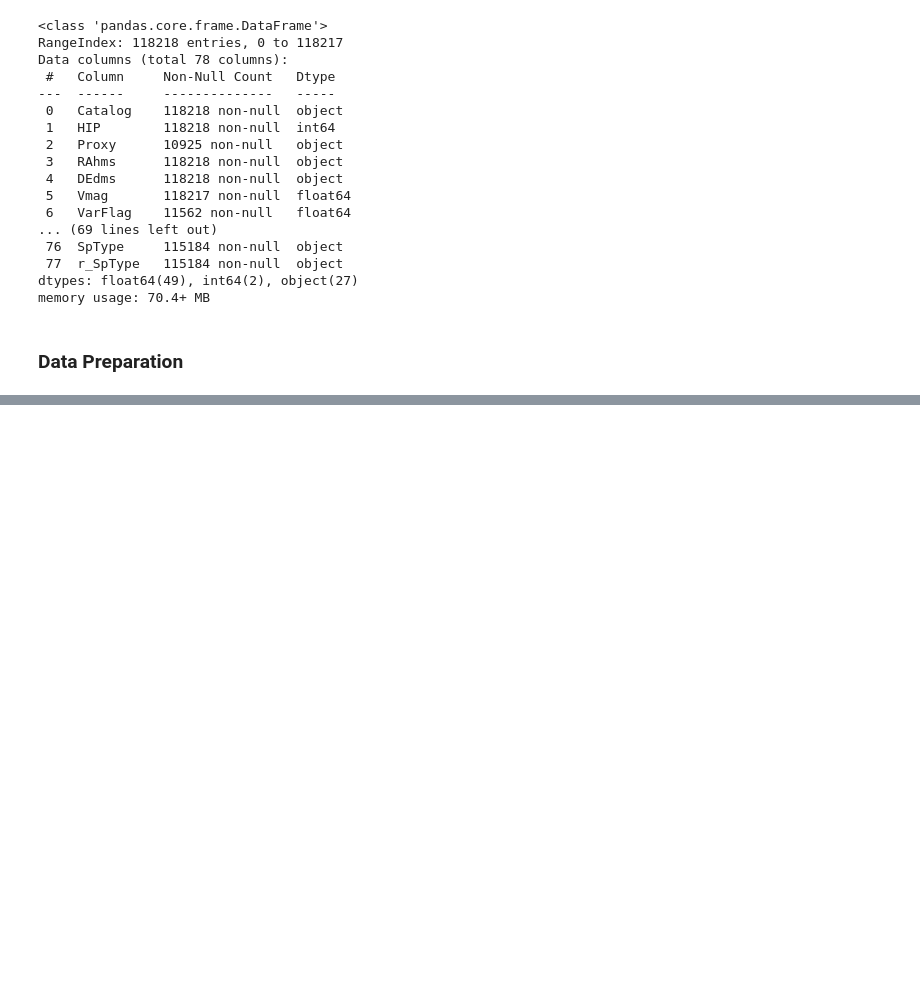
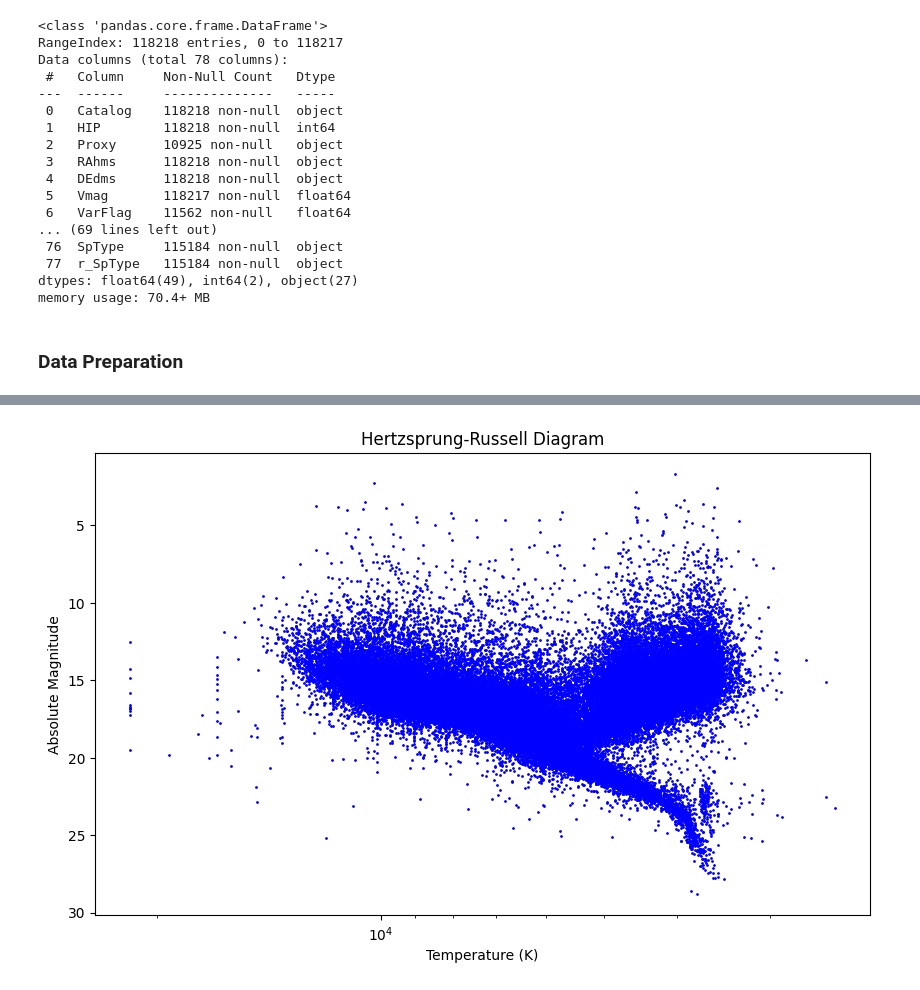
Before and after one commit to EP1XWARR10R/stellar-classification-capstone, a Jupyter notebook: Capstone.ipynb, the cells around one changed output, grey strips where cells are left out. Cells and saved outputs as stored; diff of their text form; code cells hidden in the pictures; blank space fills up the shorter version.

Commit message:
feat: calculating temperature

```diff
--- a/Capstone.ipynb
+++ b/Capstone.ipynb
@@ -120,0 +110,4 @@ plt.show()
+# %%
+# Calculate temperature using ballesteros formula (T = 4600 * (1 / (0.92 * (B-V) + 1.7) + 1 / (0.92 * (B-V) + 0.62)))
+df2['Temperature'] = 4600 * (1 / (0.92 * df2['B-V'] + 1.7) + 1 / (0.92 * df2['B-V'] + 0.62))
+df2.head(10)
@@ -120,0 +126,14 @@ plt.show()
+# %%
+# Plotting the H-R Diagram
+plt.figure(figsize=(10, 6))
+plt.scatter(df2['Temperature'], df2['Amag'], c='blue', s=1)
+plt.xscale('log')
+plt.yscale('linear')
+plt.gca().invert_xaxis()  # Temperature decreases to the right
+plt.gca().invert_yaxis()  # Absolute magnitude increases downwards
+plt.xlabel('Temperature (K)')
+plt.ylabel('Absolute Magnitude')
+plt.title('Hertzsprung-Russell Diagram')
+plt.show()
+# %% [output]
+[figure, added]
```
Also changed, not shown: parts of 3 cells of this notebook.
